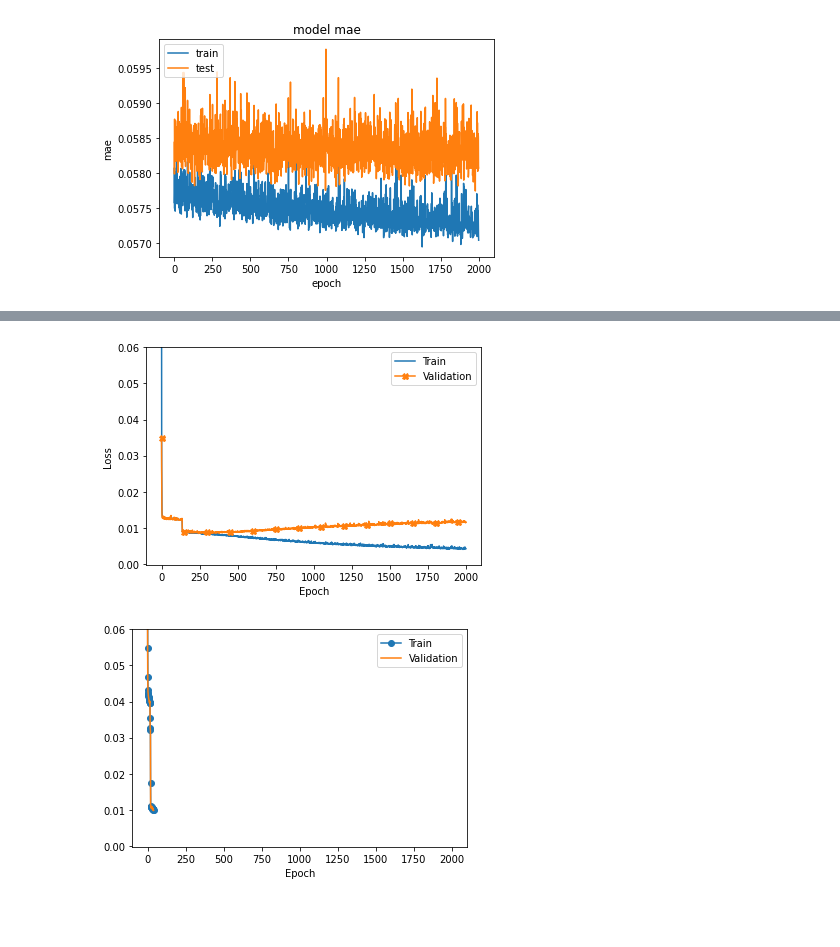
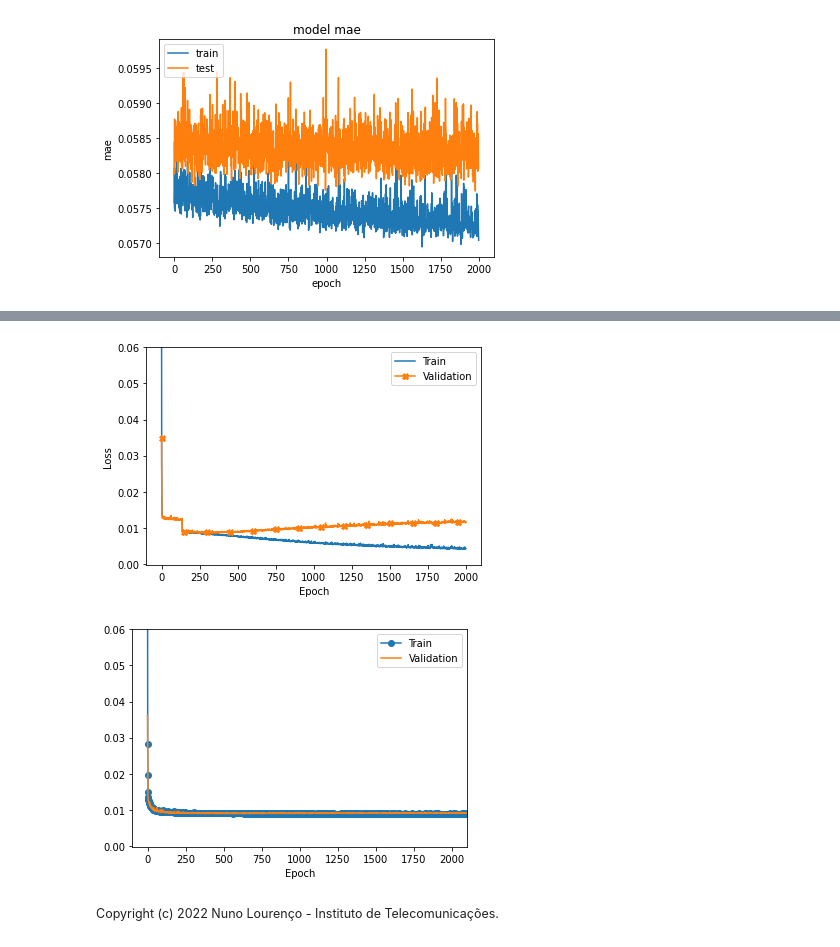
Before and after one commit to nunocclourenco/circuit-net, a Jupyter notebook: circuit-net/src/nb-circuit-net-vcota.ipynb, the cells around one changed output, grey strips where cells are left out. Cells and saved outputs as stored; diff of their text form; code cells hidden in the pictures; blank space fills up the shorter version.

```diff
--- a/circuit-net/src/nb-circuit-net-vcota.ipynb
+++ b/circuit-net/src/nb-circuit-net-vcota.ipynb
@@ -220,13 +220,13 @@ history2_l2_reg = model2_l2_reg.fit(X_train,
                     validation_data = (X_test,y_test),
                     epochs = 1,
                     batch_size= 512,
-                    verbose = 1)
+                    verbose = 0)
 show_history(history2_l2_reg)
 history2_l2_reg2 = model2_l2_reg.fit(X_train,
                     y_train,
                     validation_data = (X_test,y_test),
                     epochs = 40,
                     batch_size= 512,
-                    verbose = 1)
+                    verbose = 0)
 show_history(history2_l2_reg2)
 # %% [output]
@@ -267,35 +251,37 @@ f, ax1 = plt.subplots(1, 1, sharey=True)
 
 ax1.plot(history_overfit.history[metric] , '-')
 ax1.plot(history_overfit.history['val_'+metric] , '-X', markevery=150)
 ax1.set_ylabel('Loss')
 ax1.set_xlabel('Epoch')
 
 #plt.show()
 axis = ax1.axis()
 axis = (axis[0],axis[1],axis[2], 0.06)
 ax1.axis(axis)
 ax1.legend(['Train', 'Validation'], loc='upper right')
 plt.savefig(metric + 'overfit.png', dpi=600)
 plt.show()
 
 
-data1 = history2_l2_reg.history[metric] + history2_l2_reg2.history[metric]
-data2 = history2_l2_reg.history['val_'+metric] + history2_l2_reg2.history['val_'+metric]
+data1 = history_l2_reg.history[metric] + history_l2_reg2.history[metric]
+data2 = history_l2_reg.history['val_'+metric] + history2_l2_reg2.history['val_'+metric]
 f, ax2 = plt.subplots(1, 1, sharey=True)
-data1 = history2_l2_reg.history[metric] + history2_l2_reg2.history[metric]
-data2 = history2_l2_reg.history['val_'+metric] + history2_l2_reg2.history['val_'+metric]
+data1 = history_l2_reg.history[metric] + history_l2_reg2.history[metric]
+data2 = history_l2_reg.history['val_'+metric] + history_l2_reg2.history['val_'+metric]
 
 # summarize history for metric
 
 ax2.plot(data1, 'o-')
 ax2.plot(data2, '-')
 
 ax2.set_xlabel('Epoch')
 ax2.legend(['Train', 'Validation'], loc='upper right')
 #plt.show()
 ax2.axis(axis)
 f.savefig(metric + '.png', dpi=300)
 f.show()
 # %% [output]
 [figure]
-[figure, old version]
+[figure, new version]
+# %% [markdown]
+<small>Copyright (c) 2022 Nuno Lourenço - Instituto de Telecomunicações.</small>
```
Also changed, not shown: parts of 4 cells of this notebook, 9 other files.
